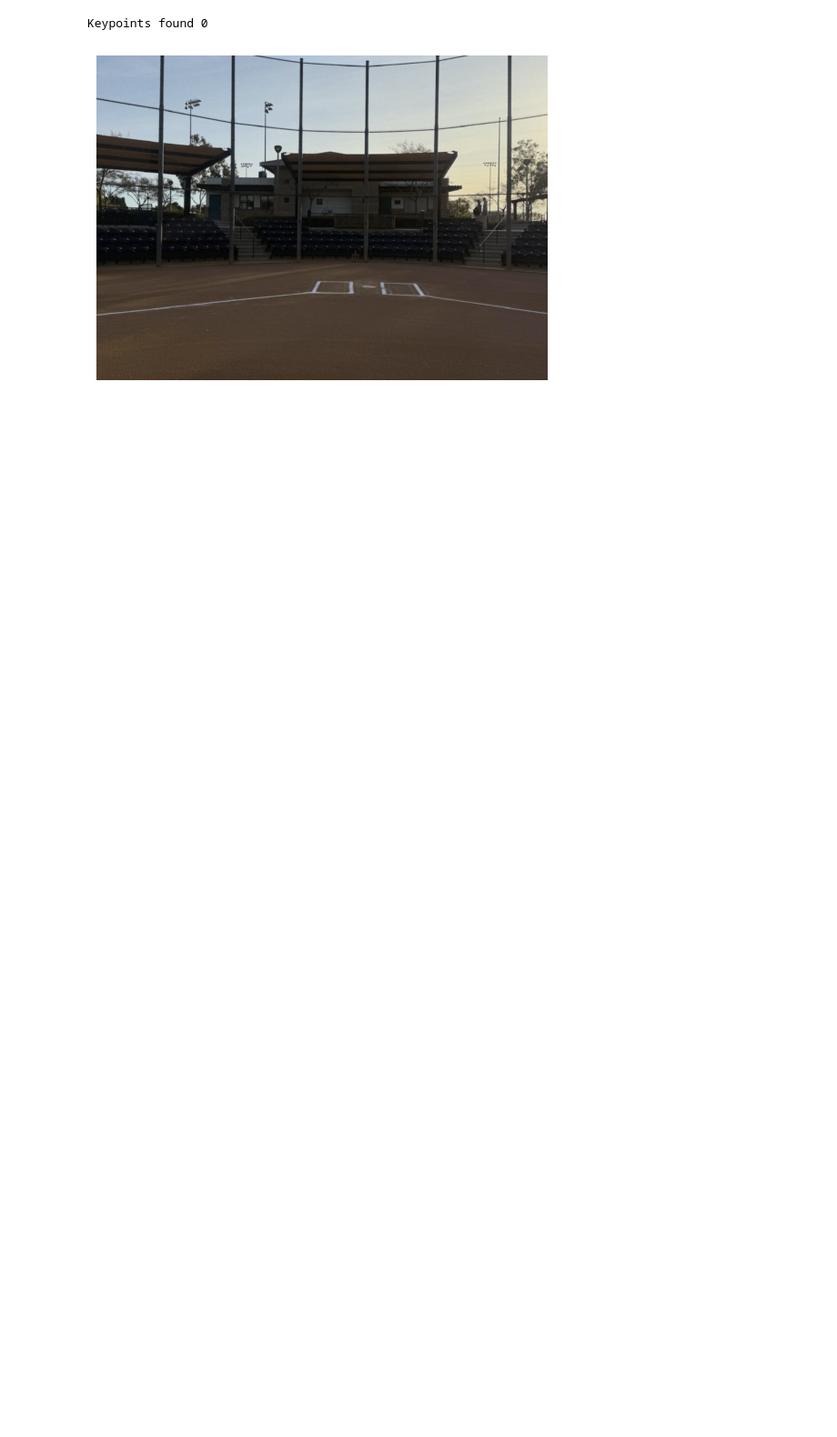
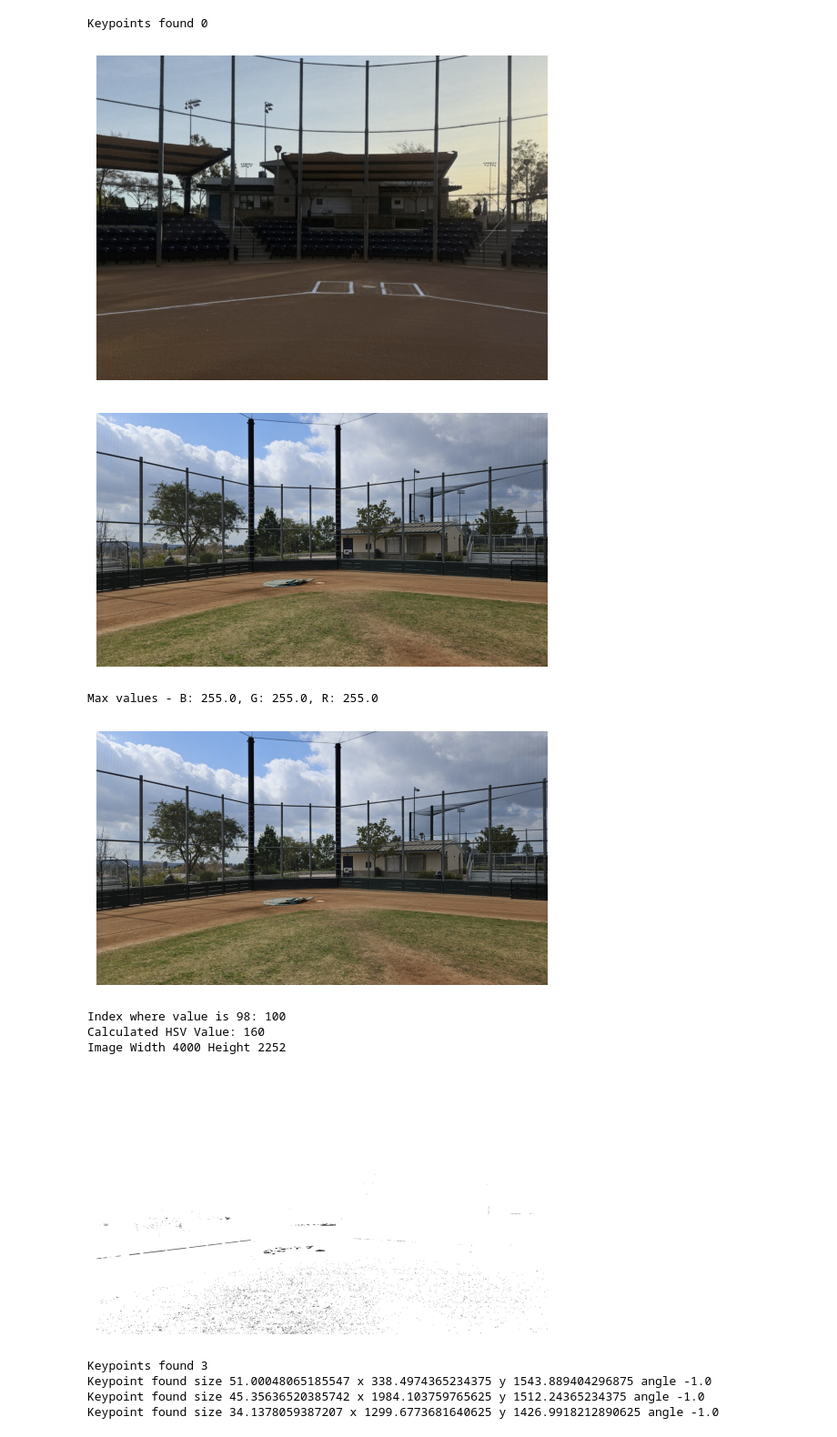
Before and after one commit to amyxjhuang/homeplate, a Jupyter notebook: python/blob_detection_2.ipynb, the cells around one changed output. Shown at 91% size. Saved outputs shown, nothing was run; the diff lists cells and outputs as text; code cells hidden in the pictures; blank space fills up the shorter version.

Commit message:
Test on test 0 image

```diff
--- a/python/blob_detection_2.ipynb
+++ b/python/blob_detection_2.ipynb
@@ -377,3 +377,26 @@ Image Width 1402 Height 1008
 [figure]
 Keypoints found 0
 [figure]
+# %%
+im = cv2.imread('../images/test0.jpg')
+show_image(im)
+
+# white_balanced_image = white_balance_histogram(im)
+# show_image(white_balanced_image)
+
+white_balanced_from_patch = white_balance_white_patch(im)
+show_image(white_balanced_from_patch)
+
+find_home_plate_with_hsv_balancing_from_mat(white_balanced_from_patch)
+# %% [output]
+[figure, added]
+Max values - B: 255.0, G: 255.0, R: 255.0
+[figure, added]
+Index where value is 98: 100
+Calculated HSV Value: 160
+Image Width 4000 Height 2252
+[figure, added]
+Keypoints found 3
+Keypoint found size 51.00048065185547 x 338.4974365234375 y 1543.889404296875 angle -1.0
+Keypoint found size 45.35636520385742 x 1984.103759765625 y 1512.24365234375 angle -1.0
+Keypoint found size 34.1378059387207 x 1299.6773681640625 y 1426.9918212890625 angle -1.0
```
Also changed, not shown: parts of 1 cell of this notebook.
